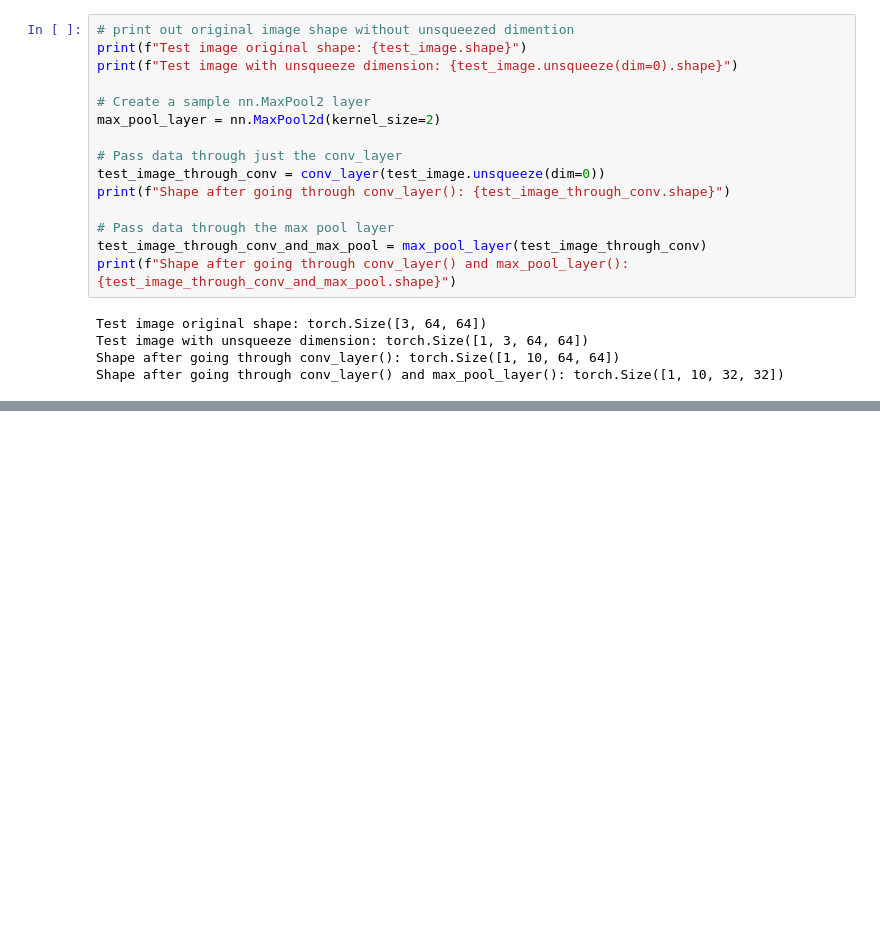
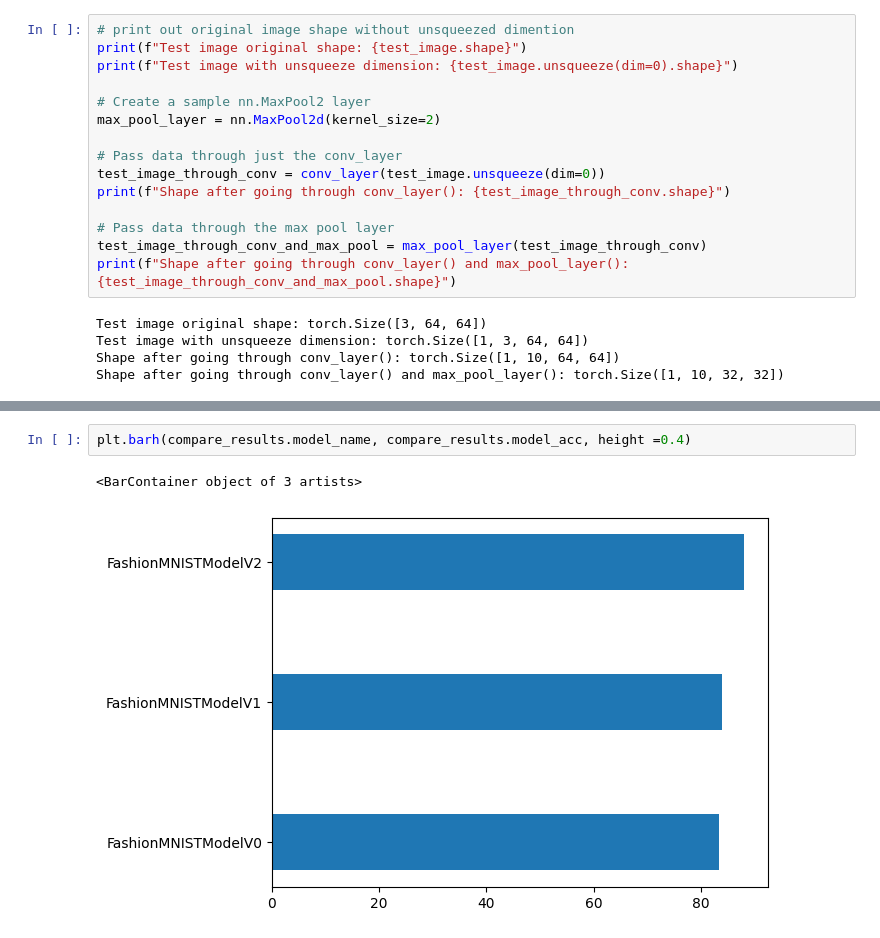
Before and after one commit to zahra-sharifzadeh/pytorch, a Jupyter notebook: 03_PyTorch_Computer_Vision.ipynb, the cells around one changed output, grey strips where cells are left out. Drawn from its saved outputs; the diff is of its cells as text; blank space fills up the shorter version.

```diff
--- a/03_PyTorch_Computer_Vision.ipynb
+++ b/03_PyTorch_Computer_Vision.ipynb
@@ -952,0 +1104,5 @@ Shape after going through conv_layer() and max_pool_layer(): torch.Size([1, 10,
+# %%
+plt.barh(compare_results.model_name, compare_results.model_acc, height =0.4)
+# %% [output]
+<BarContainer object of 3 artists>
+[figure, added]
```
Also changed, not shown: parts of 36 cells of this notebook.
